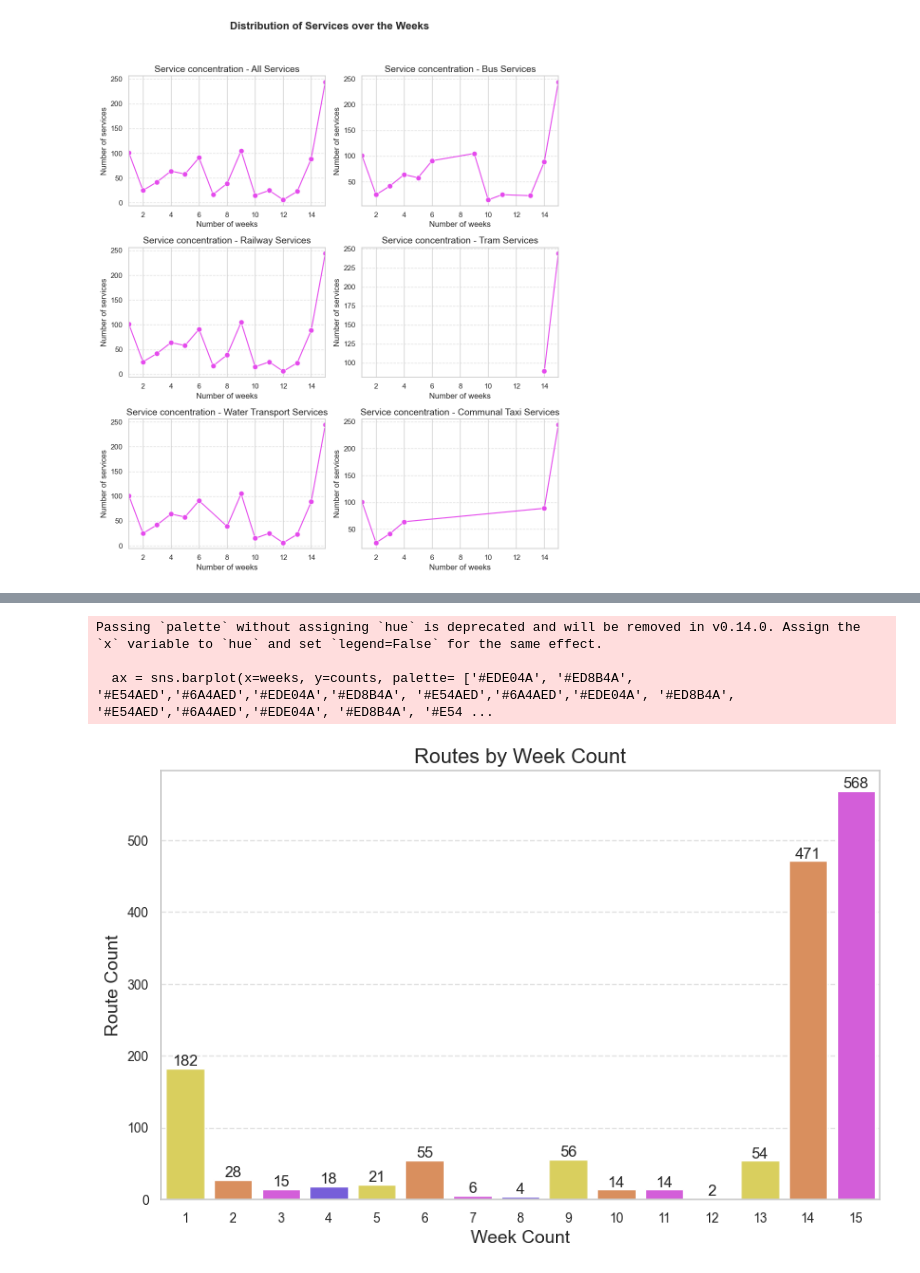
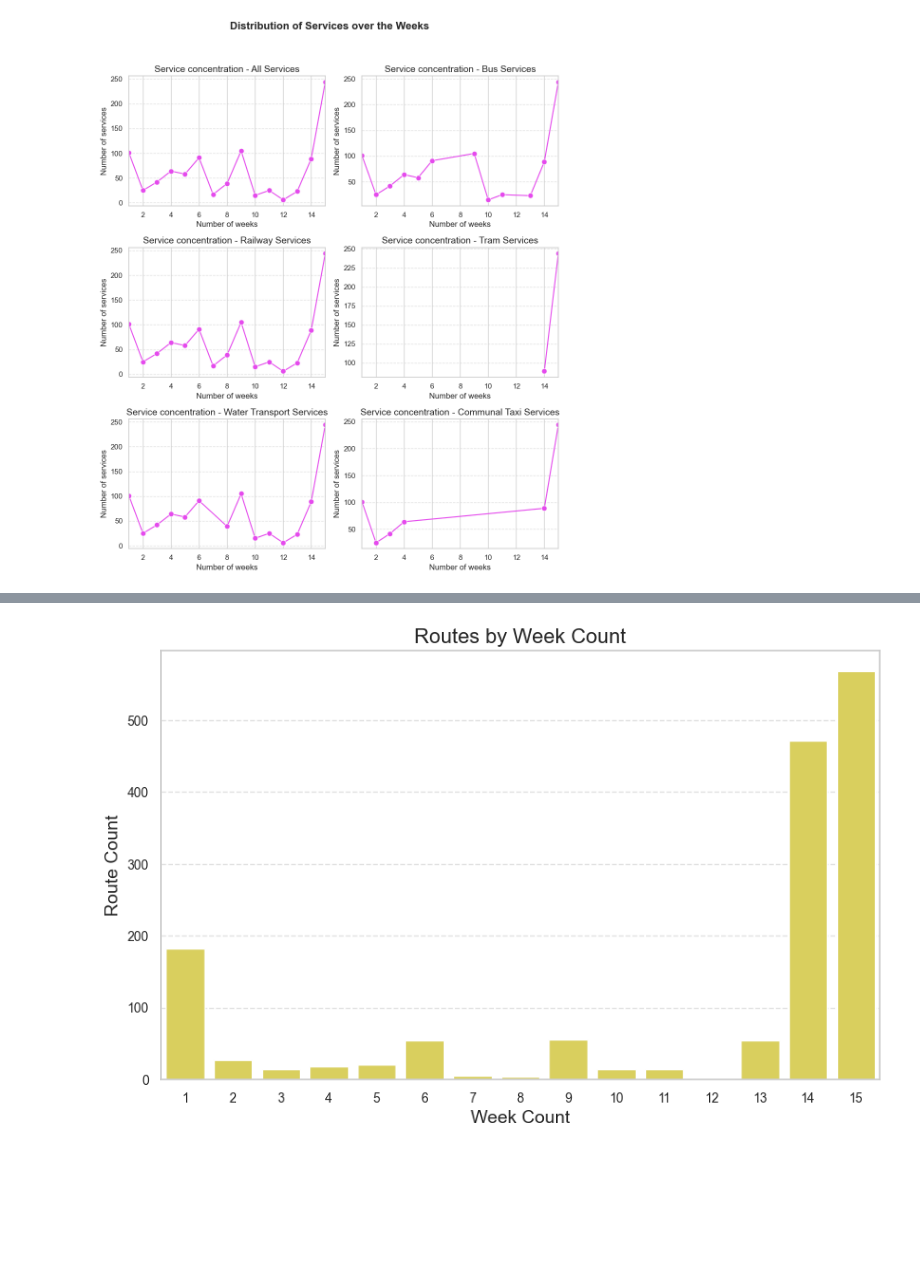
Before and after one commit to FlaviaMLopes/TUPTP, a Jupyter notebook: 1.1 - Notebooks_gtfs_frequency_data_analysis/frequency_data_analysis_gtfs.ipynb, the cells around one changed output, grey strips where cells are left out. Drawn from its saved outputs; the diff is of its cells as text; code cells hidden in the pictures; blank space fills up the shorter version.

```diff
--- a/1.1 - Notebooks_gtfs_frequency_data_analysis/frequency_data_analysis_gtfs.ipynb
+++ b/1.1 - Notebooks_gtfs_frequency_data_analysis/frequency_data_analysis_gtfs.ipynb
@@ -391,23 +256,13 @@ plt.show()
 # %%
 # Step 24: Visualize the number of routes operation
-counts = [len(unique_route_ids_1),len(unique_route_ids_2),len(unique_route_ids_3),len(unique_route_ids_4),len(unique_route_ids_5),len(unique_route_ids_6), len(unique_route_ids_7), len(unique_route_ids_8), len(unique_route_ids_9), len(unique_route_ids_10), len(unique_route_ids_11), len(unique_route_ids_12), len(unique_route_ids_13), len(unique_route_ids_14), len(unique_route_ids_15)]
-weeks = [1,2,3,4,5,6,7,8,9,10,11,12,13,14,15]
-
 sns.set(style='whitegrid')
 plt.figure(figsize=(10, 6))
-ax = sns.barplot(x=weeks, y=counts, palette= ['#EDE04A', '#ED8B4A', '#E54AED','#6A4AED','#EDE04A','#ED8B4A', '#E54AED','#6A4AED','#EDE04A', '#ED8B4A', '#E54AED','#6A4AED','#EDE04A', '#ED8B4A', '#E54AED'])
+ax = sns.barplot(links_calendar_filtered, x= 'week_count', y='unique_route_count', color='#EDE04A')
 plt.xlabel('Week Count', fontsize=14)
 plt.ylabel('Route Count', fontsize=14)
 ax.yaxis.grid(True, linestyle='--', alpha=0.6)
 ax.tick_params(axis='both', which='both', labelsize=10)
 plt.title('Routes by Week Count', fontsize=16)
-for i, count in enumerate(counts):
-    plt.text(i, count, str(count), ha='center', va='bottom', fontsize=12)
-
-# Step 25: Display the results
 plt.show()
 # %% [output]
-Passing `palette` without assigning `hue` is deprecated and will be removed in v0.14.0. Assign the `x` variable to `hue` and set `legend=False` for the same effect.
-
-  ax = sns.barplot(x=weeks, y=counts, palette= ['#EDE04A', '#ED8B4A', '#E54AED','#6A4AED','#EDE04A','#ED8B4A', '#E54AED','#6A4AED','#EDE04A', '#ED8B4A', '#E54AED','#6A4AED','#EDE04A', '#ED8B4A', '#E54 ...
-[figure, old version]
+[figure, new version]
```
Also changed, not shown: parts of 6 cells of this notebook.
